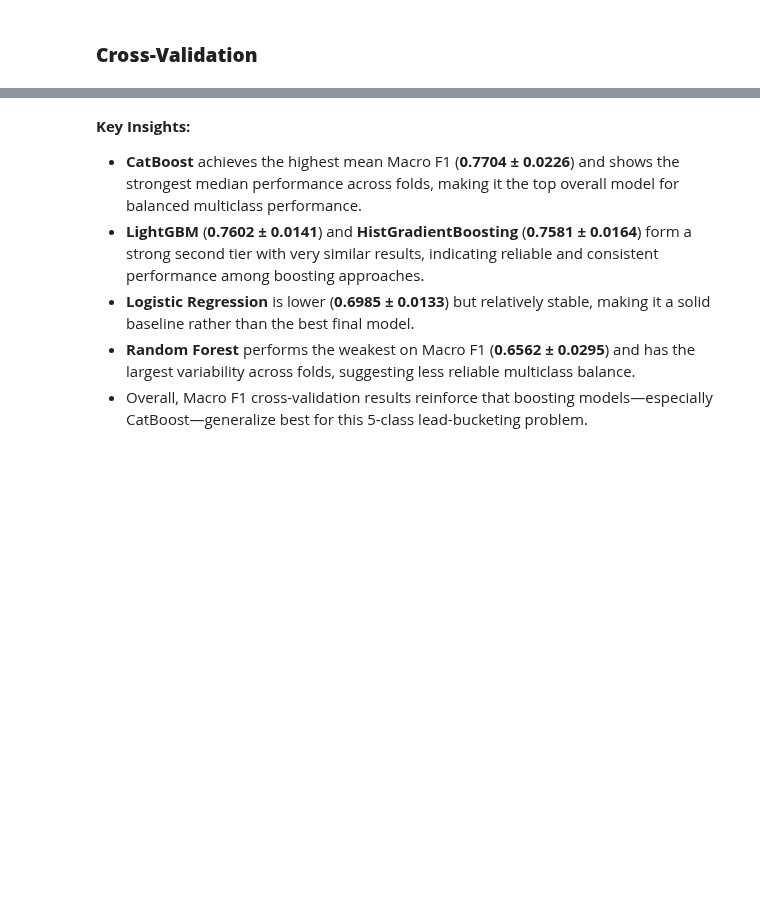
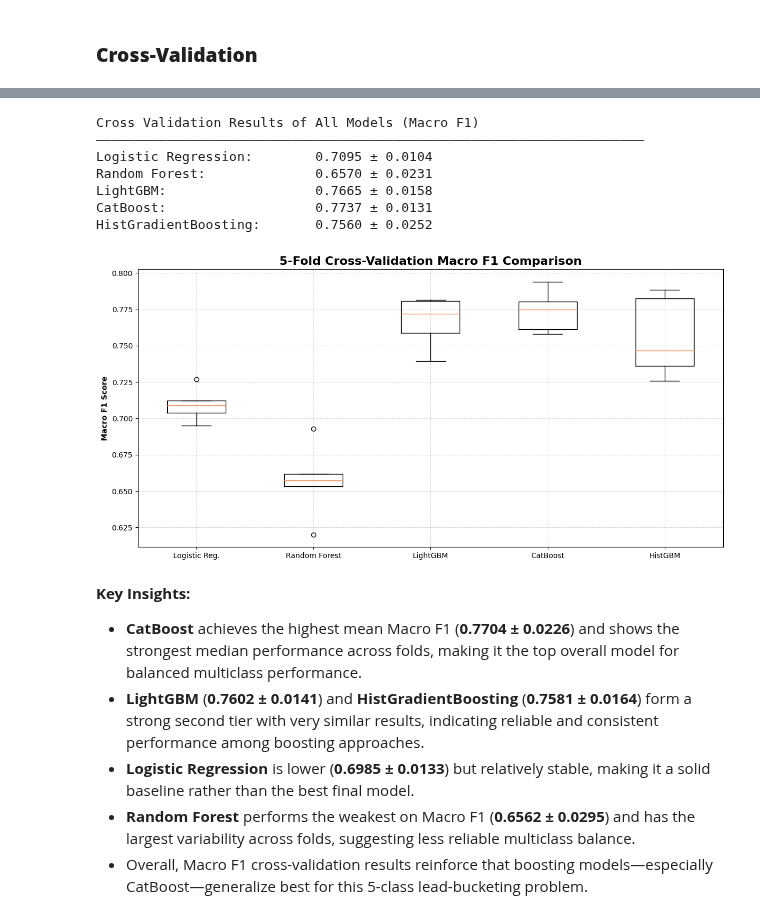
Before and after one commit to tasnimtalha09/applied-machine-learning-for-business, a Jupyter notebook: 04_lead_evaluator/model_development.ipynb, the cells around one changed output, grey strips where cells are left out. Drawn from its saved outputs; the diff is of its cells as text; code cells hidden in the pictures; blank space fills up the shorter version.

```diff
--- a/04_lead_evaluator/lead_evaluator.ipynb
+++ b/04_lead_evaluator/model_development.ipynb
@@ -774,7 +774,6 @@ from sklearn.linear_model import LogisticRegression
 
 # creating the model object
 log_model = LogisticRegression(
-    multi_class = "multinomial",
     solver = "lbfgs",
     max_iter = 2000,
     random_state = 49
@@ -1457,3 +1411,61 @@ HistGradientBoosting:       0.7566 ± 0.0250
+# %%
+# importing the necessary libraries
+from sklearn.model_selection import cross_val_score, StratifiedKFold
+from sklearn.metrics import f1_score as f1_score_cv
+
+# calculating the cross validation scores of all models (using macro F1 as scoring metric)
+cv_log = cross_val_score(estimator = log_model, X = X_train, y = y_train, cv = 5, scoring = "f1_macro", n_jobs = -1)
+cv_rf = cross_val_score(estimator = rf_model, X = X_train, y = y_train, cv = 5, scoring = "f1_macro", n_jobs = -1)
+cv_lgbm = cross_val_score(estimator = lgbm_model, X = X_train, y = y_train, cv = 5, scoring = "f1_macro", n_jobs = -1)
+cv_hgb = cross_val_score(estimator = hgb_model, X = X_train, y = y_train, cv = 5, scoring = "f1_macro", n_jobs = -1)
+
+# manual cross-validation for CatBoost (workaround for sklearn 1.8 compatibility)
+skf_cv = StratifiedKFold(n_splits = 5, shuffle = True, random_state = 49)
+cv_cat = []
+for train_idx, val_idx in skf_cv.split(X_train, y_train):
+    X_cv_train, X_cv_val = X_train.iloc[train_idx], X_train.iloc[val_idx]
+    y_cv_train, y_cv_val = y_train.iloc[train_idx], y_train.iloc[val_idx]
+
+    cat_cv_clone = CatBoostClassifier(**cat_model.get_params())
+    cat_cv_clone.fit(X_cv_train, y_cv_train)
+    y_cv_pred = np.array(cat_cv_clone.predict(X_cv_val)).ravel()
+    cv_cat.append(f1_score_cv(y_true = y_cv_val, y_pred = y_cv_pred, average = "macro"))
+cv_cat = np.array(cv_cat)
+
+# printing the results
+print(
+f"""Cross Validation Results of All Models (Macro F1)
+{"—" * 70}
+Logistic Regression:        {np.mean(cv_log):.4f} ± {np.std(cv_log):.4f}
+Random Forest:              {np.mean(cv_rf):.4f} ± {np.std(cv_rf):.4f}
+LightGBM:                   {np.mean(cv_lgbm):.4f} ± {np.std(cv_lgbm):.4f}
+CatBoost:                   {np.mean(cv_cat):.4f} ± {np.std(cv_cat):.4f}
+HistGradientBoosting:       {np.mean(cv_hgb):.4f} ± {np.std(cv_hgb):.4f}"""
+)
+
+
+# visualizing the results for a better overview
+plt.figure(figsize = (12, 6))
+
+# creating a boxplot
+plt.boxplot(
+    x = [cv_log, cv_rf, cv_lgbm, cv_cat, cv_hgb],
+    labels = ["Logistic Reg.", "Random Forest", "LightGBM", "CatBoost", "HistGBM"]
+)
+plt.title(label = "5-Fold Cross-Validation Macro F1 Comparison", fontsize = 16, fontweight = "bold")
+plt.ylabel(ylabel = "Macro F1 Score", fontweight = "bold")
+plt.grid(visible = True, linestyle = "--", alpha = 0.5)
+plt.tight_layout()
+plt.show()
+# %% [output]
+Cross Validation Results of All Models (Macro F1)
+——————————————————————————————————————————————————————————————————————
+Logistic Regression:        0.7095 ± 0.0104
+Random Forest:              0.6570 ± 0.0231
+LightGBM:                   0.7665 ± 0.0158
+CatBoost:                   0.7737 ± 0.0131
+HistGradientBoosting:       0.7560 ± 0.0252
+[figure, added]
 # %% [markdown]
 **Key Insights:**
 * **CatBoost** achieves the highest mean Macro F1 (**0.7704 ± 0.0226**) and shows the strongest median performance across folds, making it the top overall model for balanced multiclass performance.
```
Also changed, not shown: parts of 25 cells of this notebook, 17 other files.
